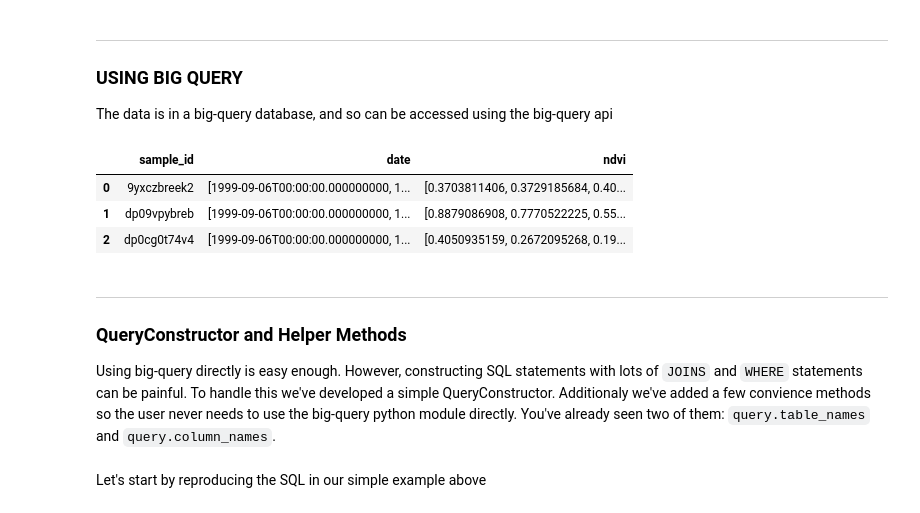
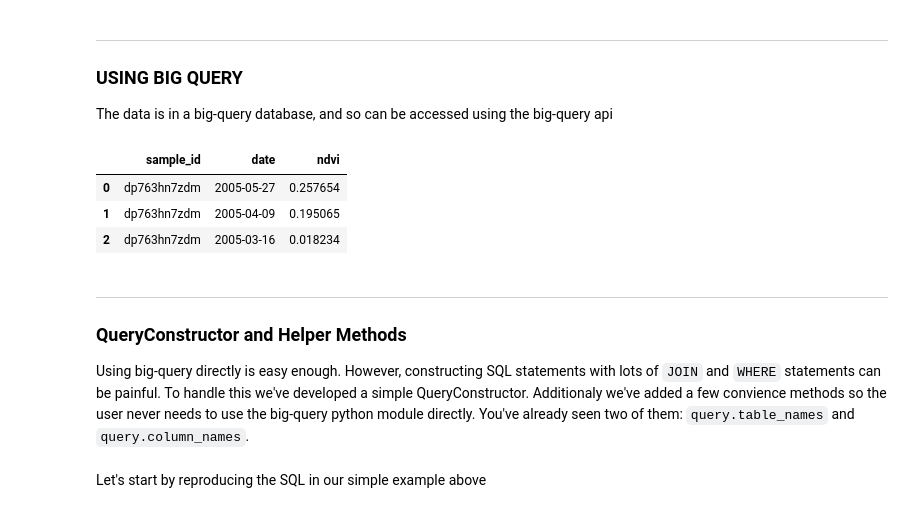
Before and after one commit to SchmidtDSE/spectral_trend_database, a Jupyter notebook: nb/public/examples.ipynb, the cells around one changed output. Cells and saved outputs as stored; diff of their text form; code cells hidden in the pictures.

```diff
--- a/nb/public/examples.ipynb
+++ b/nb/public/examples.ipynb
@@ -128,22 +127,22 @@ The data is in a big-query database, and so can be accessed using the big-query
 # %%
 #| label: nb.example_query_bq
 
 client = bq.Client()
-sql = 'SELECT sample_id, date, ndvi FROM `dse-regenag.BiomassTrends.RAW_INDICES_V1` LIMIT 3'
+sql = f'SELECT sample_id, date, ndvi FROM `{BQ_PREFIX}.RAW_INDICES_V1` LIMIT 3'
 resp = client.query(sql)
 resp.to_dataframe()
 # %% [output]
 |  | sample_id | date | ndvi |
-| 0 | 9yxczbreek2 | [1999-09-06T00:00:00.000000000, 1... | [0.3703811406, 0.3729185684, 0.40... |
-| 1 | dp09vpybreb | [1999-09-06T00:00:00.000000000, 1... | [0.8879086908, 0.7770522225, 0.55... |
-| 2 | dp0cg0t74v4 | [1999-09-06T00:00:00.000000000, 1... | [0.4050935159, 0.2672095268, 0.19... |
+| 0 | dp763hn7zdm | 2005-05-27 | 0.257654 |
+| 1 | dp763hn7zdm | 2005-04-09 | 0.195065 |
+| 2 | dp763hn7zdm | 2005-03-16 | 0.018234 |
 # %% [markdown]
 
 ---
 
 ### QueryConstructor and Helper Methods
 
-Using big-query directly is easy enough.  However, constructing SQL statements with lots of `JOINS` and `WHERE` statements can be painful.  To handle this we've developed a simple QueryConstructor. Additionaly we've added a few convience methods
+Using big-query directly is easy enough.  However, constructing SQL statements with lots of `JOIN` and `WHERE` statements can be painful.  To handle this we've developed a simple QueryConstructor. Additionaly we've added a few convience methods
 so the user never needs to use the big-query python module directly.  You've already seen two of them: `query.table_names` and `query.column_names`.
 # %% [markdown]
 Let's start by reproducing the SQL in our simple example above
```
Also changed, not shown: parts of 20 cells of this notebook, 1 other file.
